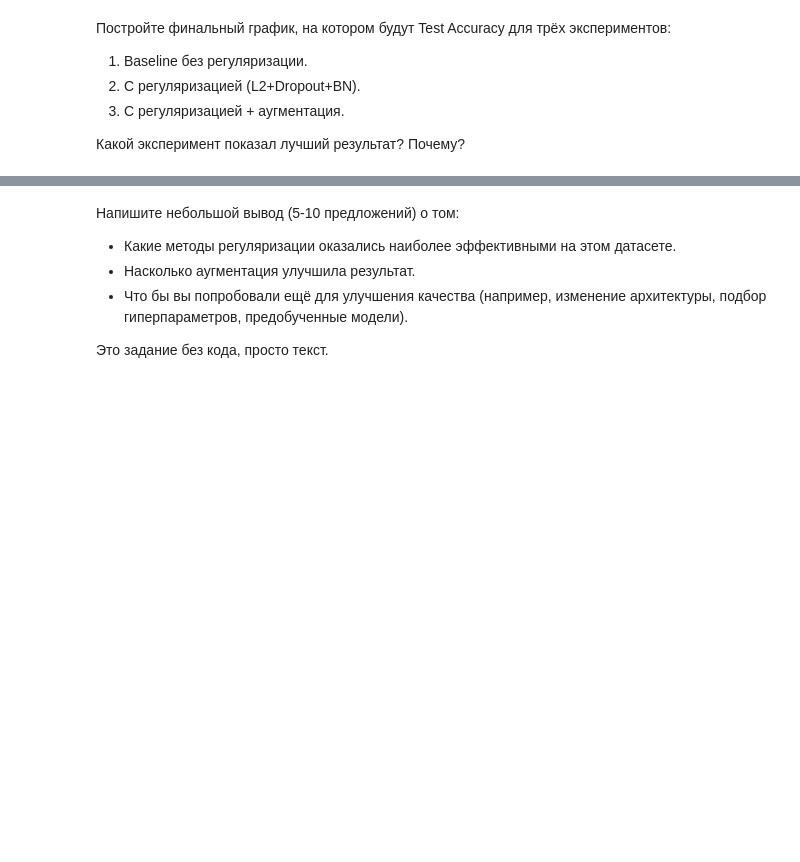
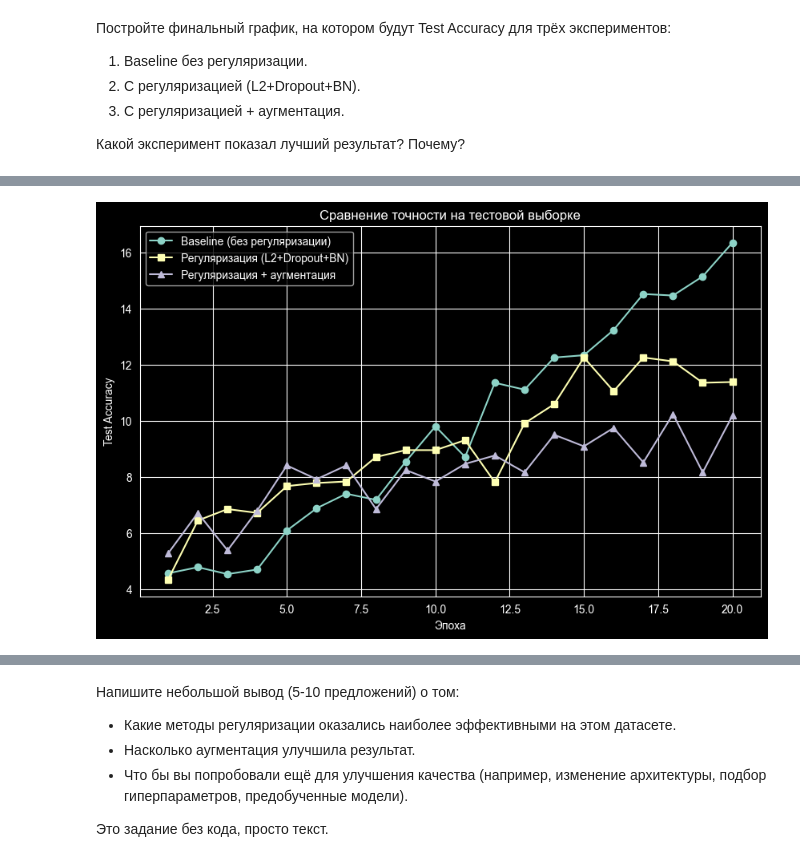
Before and after one commit to KrisTinaShch/TM_Practice, a Jupyter notebook: oxford-pet-classification/pet_classification.ipynb, the cells around one changed output, grey strips where cells are left out. Saved outputs shown, nothing was run; the diff lists cells and outputs as text; code cells hidden in the pictures; blank space fills up the shorter version.

```diff
--- a/oxford-pet-classification/pet_classification.ipynb
+++ b/oxford-pet-classification/pet_classification.ipynb
@@ -325,7 +325,7 @@ class RegularizedCNN(nn.Module):
             self.bn3 = nn.BatchNorm2d(128)
 
         if use_dropout:
-            self.dropout = nn.Dropout(dropout_prob)
+            self.dropout = nn.Dropout2d(p=dropout_prob)
 
         self.conv1 = nn.Conv2d(3,32,kernel_size=3,padding=1)
         self.pool1 = nn.MaxPool2d(2,2)
@@ -347,27 +347,23 @@ class RegularizedCNN(nn.Module):
             x = self.bn1(x)
         x = self.relu(x)
         x = self.pool1(x)
-        if self.use_dropout:
-            x = self.dropout(x)
 
         x = self.conv2(x)
         if self.use_batchnorm:
             x = self.bn2(x)
         x = self.relu(x)
         x = self.pool2(x)
-        if self.use_dropout:
-            x = self.dropout(x)
 
         x = self.conv3(x)
         if self.use_batchnorm:
             x = self.bn3(x)
         x = self.relu(x)
         x = self.pool3(x)
-        if self.use_dropout:
-            x = self.dropout(x)
 
         x = self.avgpool(x)
         x = torch.flatten(x, 1)
+        if self.use_dropout:
+            x = self.dropout(x)
         x = self.fc(x)
 
         return x
@@ -489,0 +507,15 @@ plt.show()
+# %%
+epochs_range = range(1, len(smdb_losses) + 1)
+
+plt.figure(figsize=(10,6))
+plt.plot(epochs_range, history['test_acc'], 'o-', label='Baseline (без регуляризации)')
+plt.plot(epochs_range, history_2['test_acc'], 's-', label='Регуляризация (L2+Dropout+BN)')
+plt.plot(epochs_range, history_aug['test_acc'], '^-', label='Регуляризация + аугментация')
+plt.xlabel('Эпоха')
+plt.ylabel('Test Accuracy')
+plt.title('Сравнение точности на тестовой выборке')
+plt.legend()
+plt.grid(True)
+plt.show()
+# %% [output]
+[figure, added]
```
Also changed, not shown: parts of 10 cells of this notebook.
